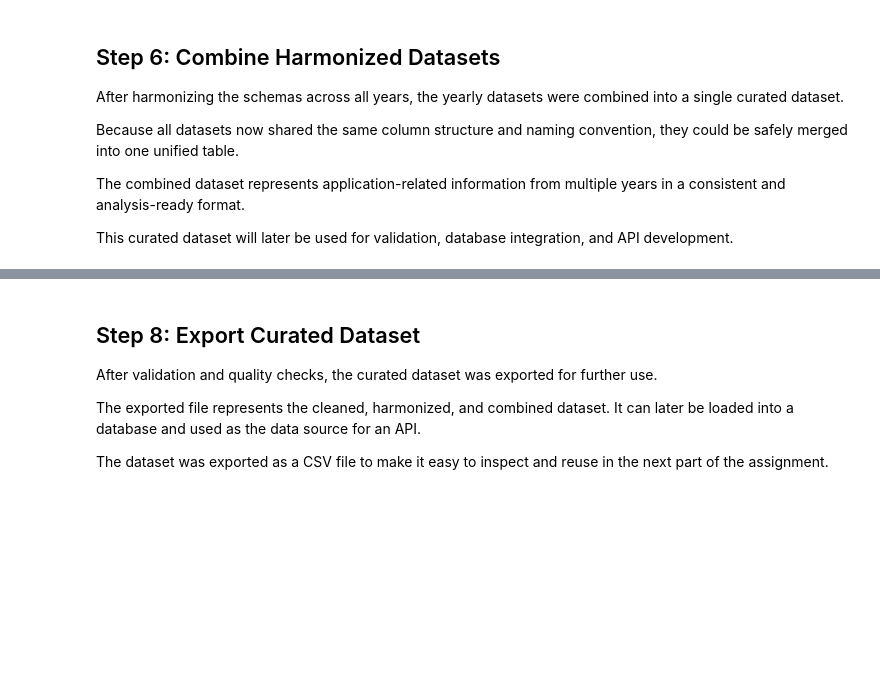
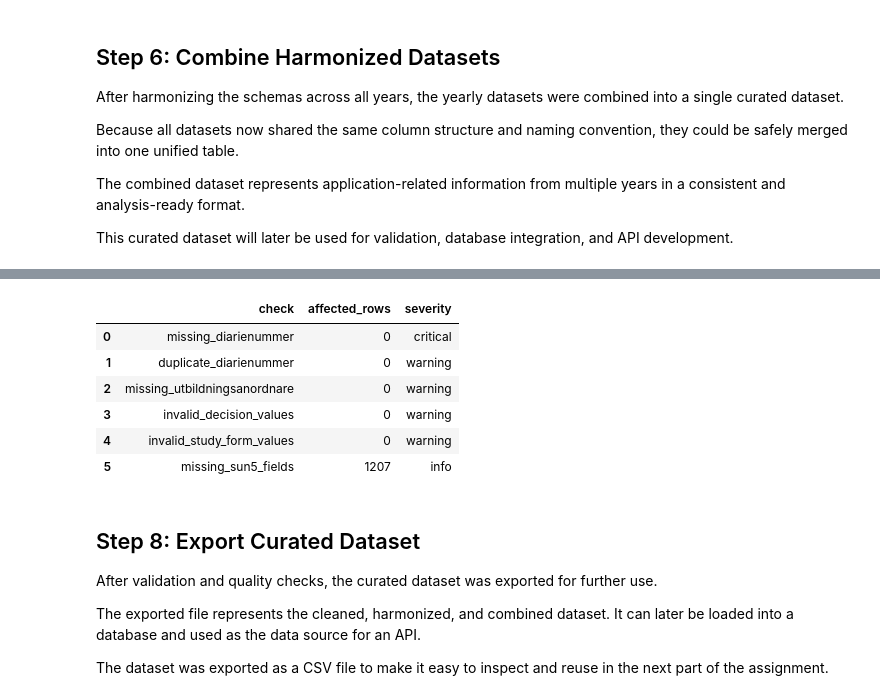
Before and after one commit to XinGclover/myh-applications-analytics, a Jupyter notebook: part_2/notebooks/part_2_curated_dataset.ipynb, the cells around one changed output, grey strips where cells are left out. Saved outputs shown, nothing was run; the diff lists cells and outputs as text; code cells hidden in the pictures; blank space fills up the shorter version.

```diff
--- a/part_2/notebooks/part_2_curated_dataset.ipynb
+++ b/part_2/notebooks/part_2_curated_dataset.ipynb
@@ -123,11 +151,12 @@ TARGET_COLUMNS = [
     "utbildningsnamn",
     "utbildningsomrade",
     "beslut",
-    "beslut_normalized",
+    "decision_normalized",
     "kommun",
     "lan",
     "yh_poang",
     "studieform",
+    "study_form_normalized",
     "studietakt_procent",
     "utbildningsanordnare",
     "huvudmannatyp",
@@ -138,7 +167,6 @@ TARGET_COLUMNS = [
 ]
 
 COLUMN_MAPPING = {
-    "studietakt_%": "studietakt_procent",
     "utbildningsanordnare_administrativ_enhet": "utbildningsanordnare",
 }
 # %% [markdown]
@@ -426,3 +473,65 @@ Name: count, dtype: int64
+# %%
+validation_summary = pd.DataFrame(
+    [
+        {
+            "check": "missing_diarienummer",
+            "affected_rows": curated_df["diarienummer"].isna().sum(),
+            "severity": "critical",
+        },
+        {
+            "check": "duplicate_diarienummer",
+            "affected_rows": curated_df["diarienummer"].duplicated().sum(),
+            "severity": "warning",
+        },
+        {
+            "check": "missing_utbildningsanordnare",
+            "affected_rows": curated_df["utbildningsanordnare"].isna().sum(),
+            "severity": "warning",
+        },
+        {
+            "check": "invalid_decision_values",
+            "affected_rows": (
+                ~curated_df["decision_normalized"].isin(
+                    [
+                        "approved",
+                        "rejected",
+                        "withdrawn",
+                        "other",
+                    ]
+                )
+            ).sum(),
+            "severity": "warning",
+        },
+        {
+            "check": "invalid_study_form_values",
+            "affected_rows": (
+                ~curated_df["study_form_normalized"].isin(
+                    [
+                        "distance",
+                        "on_site",
+                        "other",
+                    ]
+                )
+            ).sum(),
+            "severity": "warning",
+        },
+        {
+            "check": "missing_sun5_fields",
+            "affected_rows": curated_df["sun5_inriktning"].isna().sum(),
+            "severity": "info",
+        }
+    ]
+)
+
+validation_summary
+# %% [output]
+|  | check | affected_rows | severity |
+| 0 | missing_diarienummer | 0 | critical |
+| 1 | duplicate_diarienummer | 0 | warning |
+| 2 | missing_utbildningsanordnare | 0 | warning |
+| 3 | invalid_decision_values | 0 | warning |
+| 4 | invalid_study_form_values | 0 | warning |
+| 5 | missing_sun5_fields | 1207 | info |
 # %% [markdown]
 ## Step 8: Export Curated Dataset
 
```
Also changed, not shown: parts of 12 cells of this notebook.
